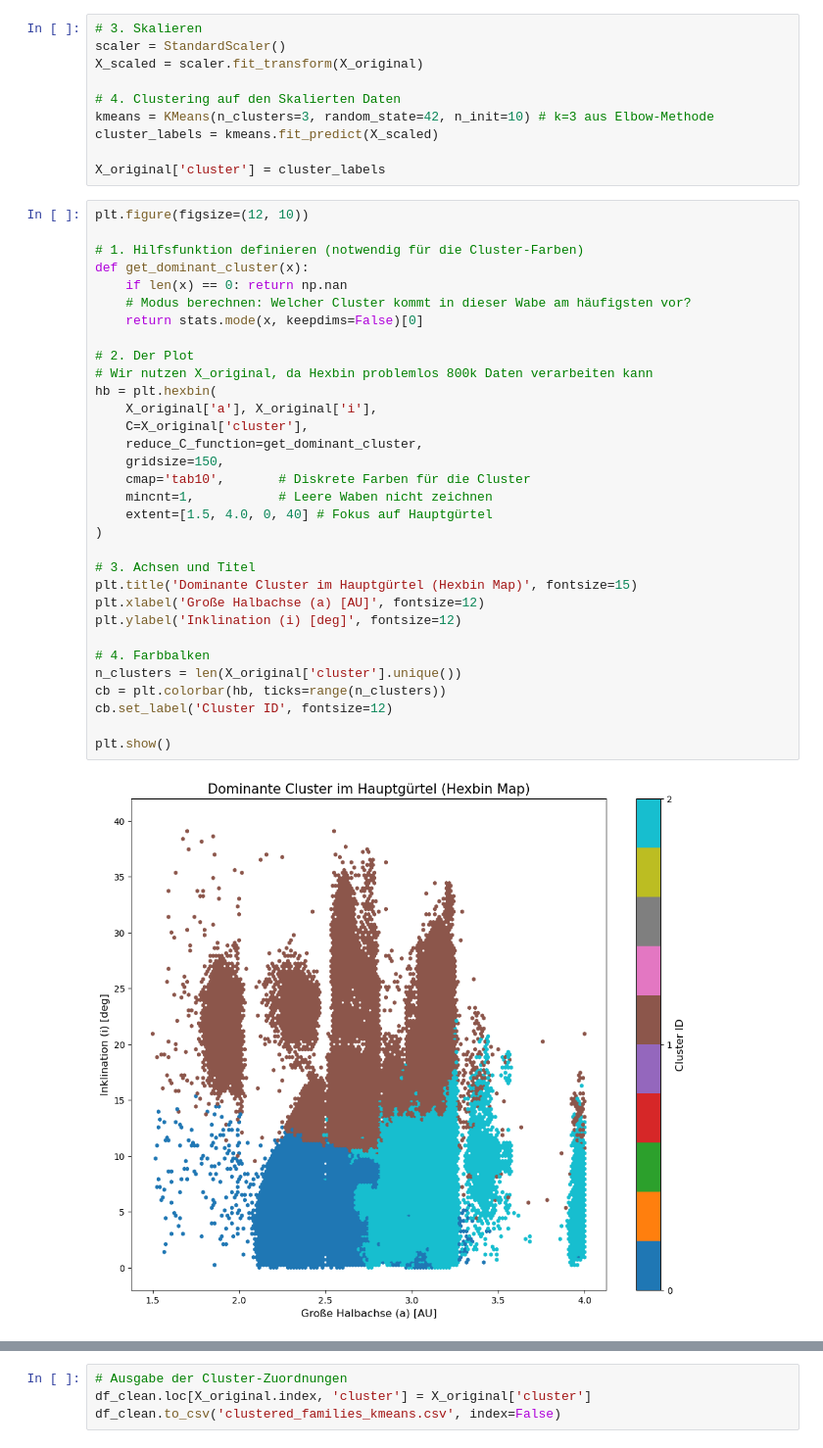
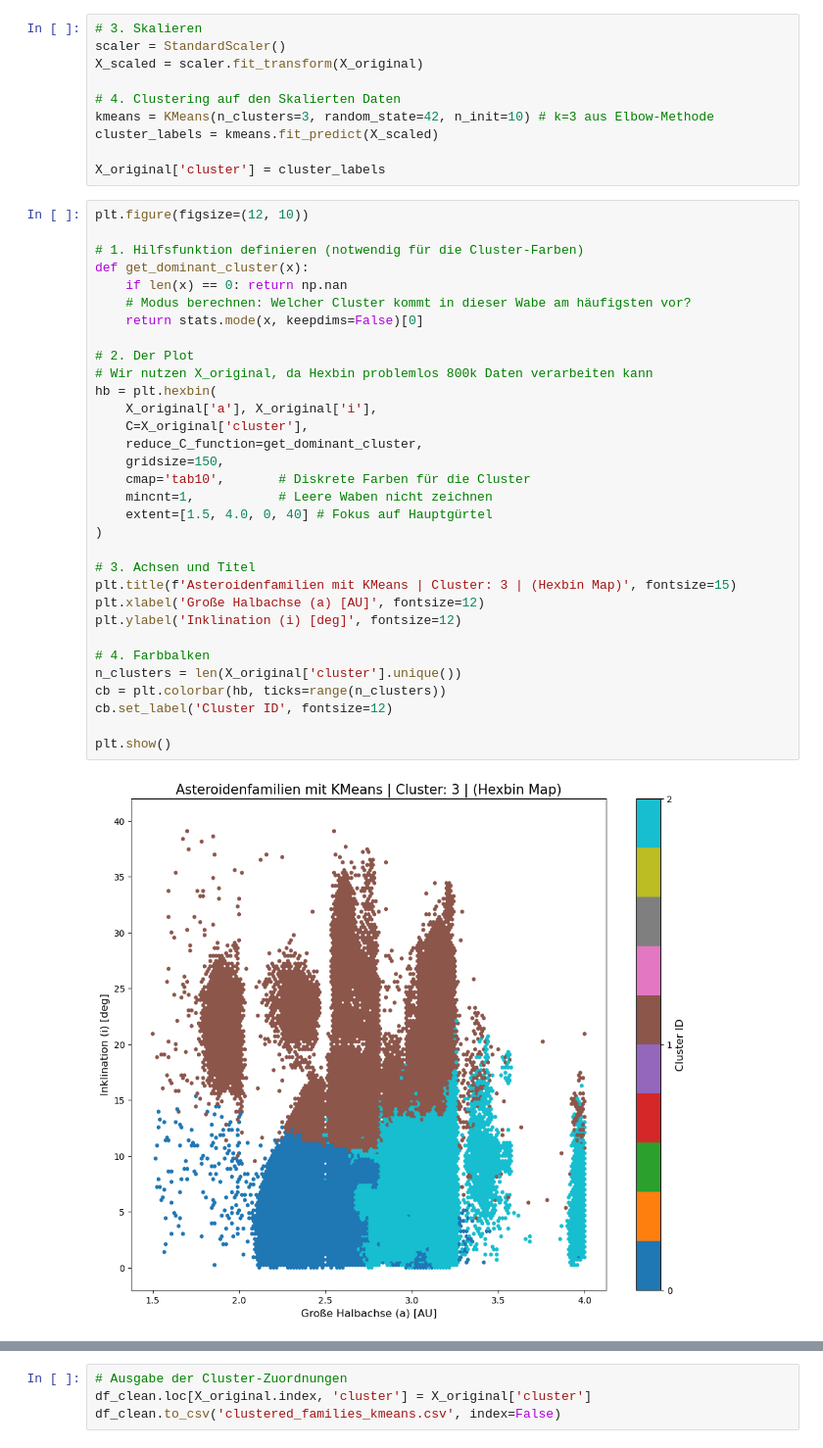
Before and after one commit to Chr1s21/MeteoritenPr-si, a Jupyter notebook: clustering/clean_FamilienFinder.ipynb, the cells around one changed output, grey strips where cells are left out. Shown at 98% size. Drawn from its saved outputs; the diff is of its cells as text.

```diff
--- a/clustering/clean_FamilienFinder.ipynb
+++ b/clustering/clean_FamilienFinder.ipynb
@@ -49,32 +49,32 @@ plt.figure(figsize=(12, 10))
 
 # 1. Hilfsfunktion definieren (notwendig für die Cluster-Farben)
 def get_dominant_cluster(x):
     if len(x) == 0: return np.nan
     # Modus berechnen: Welcher Cluster kommt in dieser Wabe am häufigsten vor?
     return stats.mode(x, keepdims=False)[0]
 
 # 2. Der Plot
 # Wir nutzen X_original, da Hexbin problemlos 800k Daten verarbeiten kann
 hb = plt.hexbin(
     X_original['a'], X_original['i'],
     C=X_original['cluster'],
     reduce_C_function=get_dominant_cluster,
     gridsize=150,
     cmap='tab10',       # Diskrete Farben für die Cluster
     mincnt=1,           # Leere Waben nicht zeichnen
     extent=[1.5, 4.0, 0, 40] # Fokus auf Hauptgürtel
 )
 
 # 3. Achsen und Titel
-plt.title('Dominante Cluster im Hauptgürtel (Hexbin Map)', fontsize=15)
+plt.title(f'Asteroidenfamilien mit KMeans | Cluster: 3 | (Hexbin Map)', fontsize=15)
 plt.xlabel('Große Halbachse (a) [AU]', fontsize=12)
 plt.ylabel('Inklination (i) [deg]', fontsize=12)
 
 # 4. Farbbalken
 n_clusters = len(X_original['cluster'].unique())
 cb = plt.colorbar(hb, ticks=range(n_clusters))
 cb.set_label('Cluster ID', fontsize=12)
 
 plt.show()
 # %% [output]
-[figure, old version]
+[figure, new version]
```
Also changed, not shown: parts of 2 cells of this notebook.
